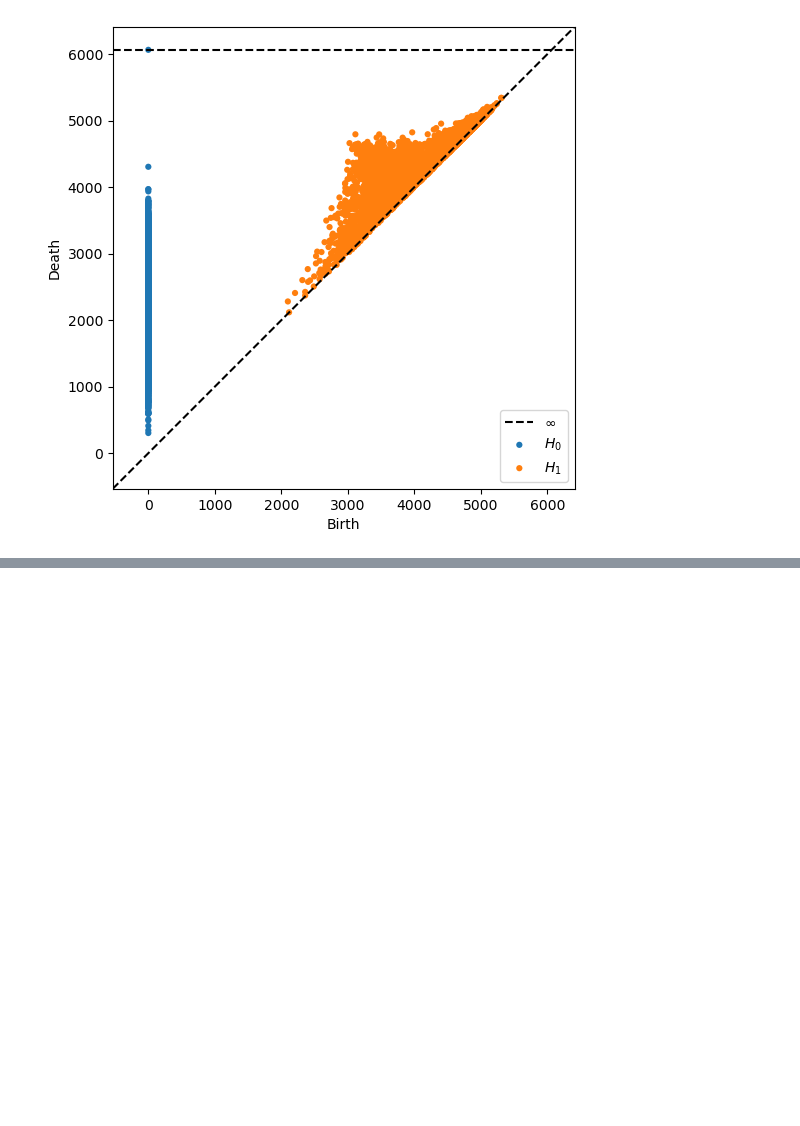
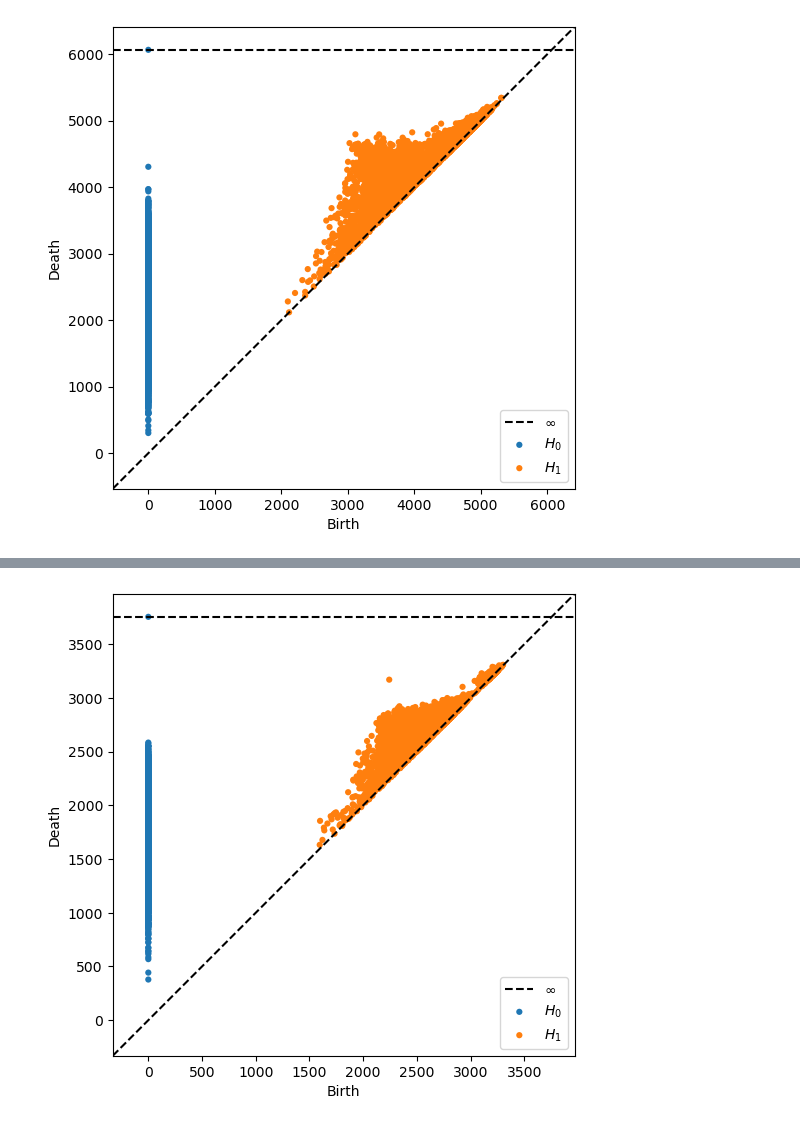
Before and after one commit to kyleormsby/persistent-symmetry, a Jupyter notebook: studentDemos/Olivia_demos/sineC2.ipynb, the cells around one changed output, grey strips where cells are left out. Drawn from its saved outputs; the diff is of its cells as text; code cells hidden in the pictures; blank space fills up the shorter version.

```diff
--- a/studentDemos/Olivia_demos/sineC2.ipynb
+++ b/studentDemos/Olivia_demos/sineC2.ipynb
@@ -659,7 +659,7 @@ def blurred(vector):
     vector = vector.reshape(num_pix,num_pix)
     Muint8 = np.uint8((vector)*255)
     image = Image.fromarray(Muint8)
-    image2 = image.filter(ImageFilter.GaussianBlur(radius = 1))
+    image2 = image.filter(ImageFilter.GaussianBlur(radius = .5))
     return image2
 # %%
 def vector_blurred(vector):
@@ -742,0 +779,5 @@ plot_dgms(output)
+# %%
+output = pipeline_blur(image_function = hook, num_pixels = 30, window_size = 2, n_isos= 4000, x_translate = 10, y_translate = 10, maxdim = 1, coeff = 2)
+plot_dgms(output)
+# %% [output]
+[figure, added]
```
Also changed, not shown: parts of 6 cells of this notebook.
